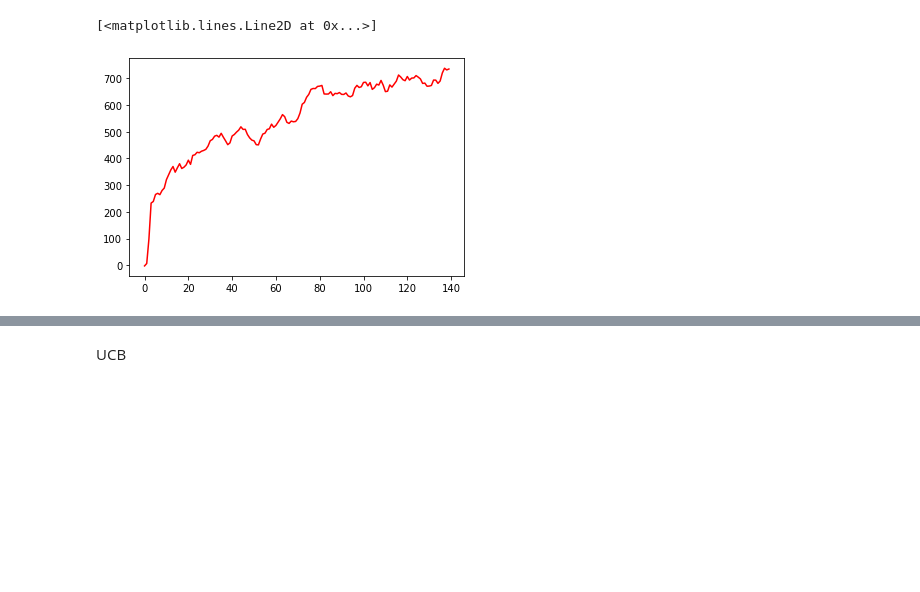
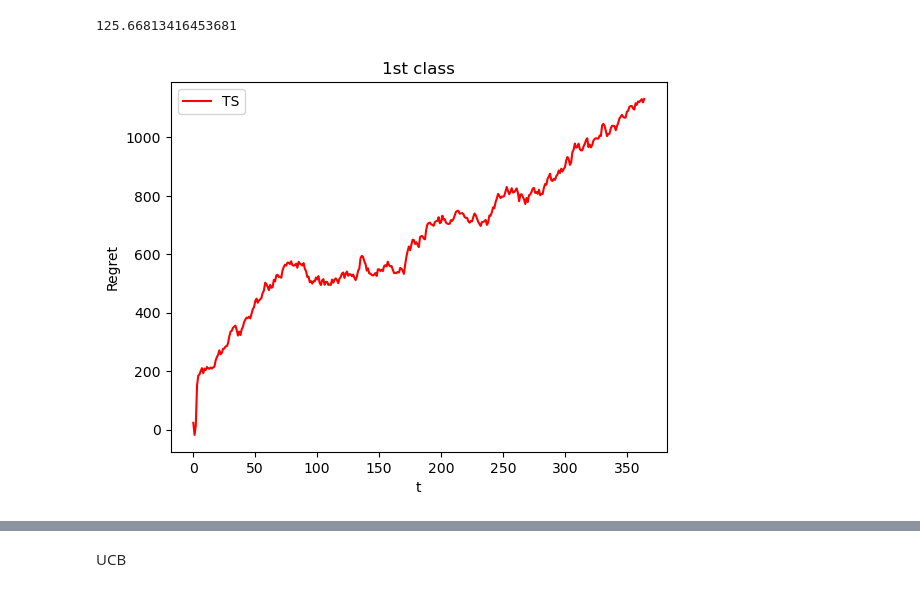
Before and after one commit to GiuliaMontani/Online-learning-application, a Jupyter notebook: Ola_project/Step72.ipynb, the cells around one changed output, grey strips where cells are left out. Saved outputs shown, nothing was run; the diff lists cells and outputs as text; code cells hidden in the pictures; blank space fills up the shorter version.

```diff
--- a/Ola_project/Step72.ipynb
+++ b/Ola_project/Step72.ipynb
@@ -582,5 +734,5 @@ plt.plot(np.cumsum(opt-ts_reward_first_split, axis=0), 'r')
 # %%
-#TS class 0 + 1 + 2 for tot days
+#TS class 0 + 1 + 2 for tot days (3 classes, one at time)
 
 E = E_commerce(binary_features=30)
 E.set_lambda(0.5)
@@ -589,7 +741,7 @@ E.graph = np.array([[0. , 0.5, 0. , 1. , 0. ],[1. , 0. , 0. , 0.5, 0. ],[0. , 1.
 
 n_arms = 4
 num_users = 30*3
-n_days = 300
+n_days = 365
 fixed_alpha = 0
 fixed_weights = 1
 fixed_units = 0
@@ -627,7 +779,7 @@ E.graph = np.array([[0. , 0.5, 0. , 1. , 0. ],[1. , 0. , 0. , 0.5, 0. ],[0. , 1.
 
 n_arms = 4
 num_users = 40*3
-n_days = 300
+n_days = 365
 fixed_alpha = 0
 fixed_weights = 1
 fixed_units = 0
@@ -664,7 +816,7 @@ E.graph = np.array([[0. , 0.5, 0. , 1. , 0. ],[1. , 0. , 0. , 0.5, 0. ],[0. , 1.
 
 n_arms = 4
 num_users = 30*3
-n_days = 300
+n_days = 365
 fixed_alpha = 0
 fixed_weights = 1
 fixed_units = 0
@@ -703,5 +855,15 @@ TS 129.06082589285714 26.306926841454207
-# %%
-plt.plot(np.cumsum(opt-ts_all_classes_rewards, axis=0), 'r')
-# %% [output]
-[<matplotlib.lines.Line2D at 0x...>]
-[figure, removed]
+# %%
+opt123 = 0.3*opt1+0.4*opt2+0.3*opt3
+opt123
+# %% [output]
+125.66813416453681
+# %%
+plt.figure(0)
+plt.xlabel("t")
+plt.ylabel("Regret")
+plt.title("1st class")
+plt.plot(np.cumsum(opt1-np.mean(ts1_rewards_per_experiment,axis=0), axis=0), 'r')
+plt.legend(["TS"])
+plt.show()
+# %% [output]
+[figure, added]
```
Also changed, not shown: parts of 40 cells of this notebook.
